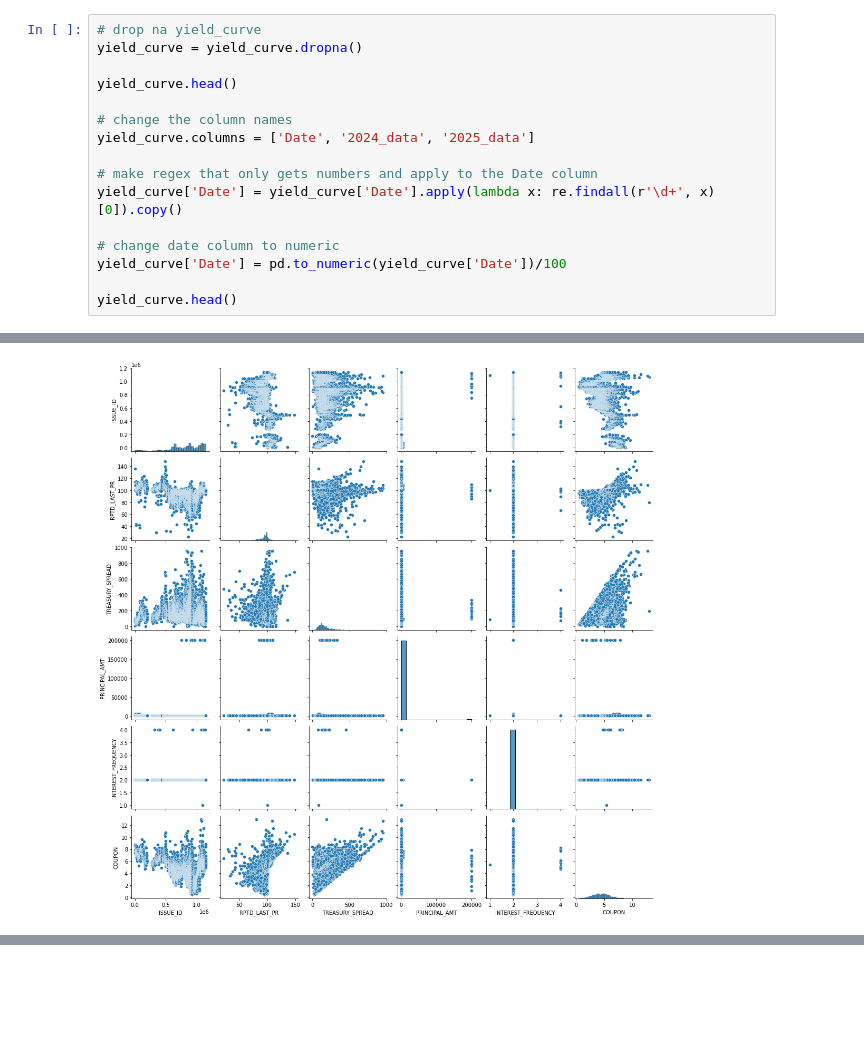
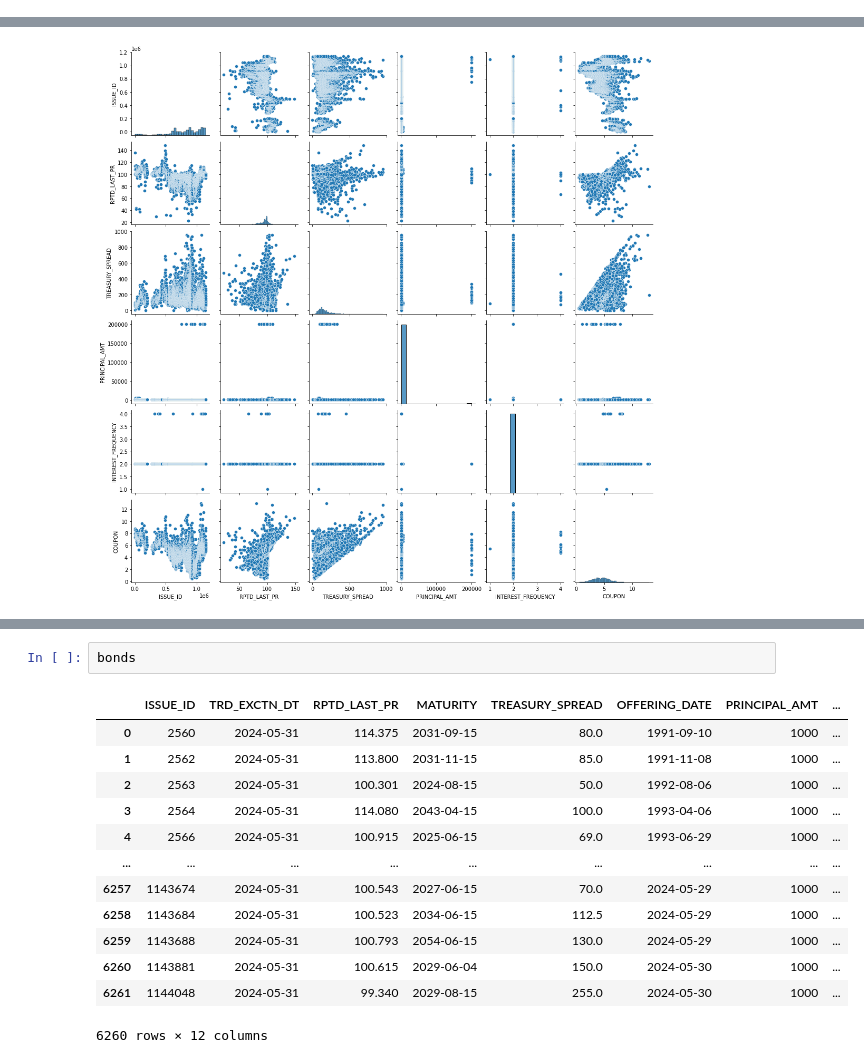
Before and after one commit to willseff/bond-pricing, a Jupyter notebook: bond_pricing.ipynb, the cells around one changed output, grey strips where cells are left out. Cells and saved outputs as stored; diff of their text form; blank space fills up the shorter version.

```diff
--- a/bond_pricing.ipynb
+++ b/bond_pricing.ipynb
@@ -26,16 +41,0 @@ bonds = bonds[~(bonds['PRINCIPAL_AMT'] == 1)].copy()
-# %%
-# drop na yield_curve
-yield_curve = yield_curve.dropna()
-
-yield_curve.head()
-
-# change the column names
-yield_curve.columns = ['Date', '2024_data', '2025_data']
-
-# make regex that only gets numbers and apply to the Date column
-yield_curve['Date'] = yield_curve['Date'].apply(lambda x: re.findall(r'\d+', x)[0]).copy()
-
-# change date column to numeric
-yield_curve['Date'] = pd.to_numeric(yield_curve['Date'])/100
-
-yield_curve.head()
@@ -152,0 +200,16 @@ plt.show()
+# %%
+bonds
+# %% [output]
+|  | ISSUE_ID | TRD_EXCTN_DT | RPTD_LAST_PR | MATURITY | TREASURY_SPREAD | OFFERING_DATE | PRINCIPAL_AMT | ... |
+| 0 | 2560 | 2024-05-31 | 114.375 | 2031-09-15 | 80.0 | 1991-09-10 | 1000 | ... |
+| 1 | 2562 | 2024-05-31 | 113.800 | 2031-11-15 | 85.0 | 1991-11-08 | 1000 | ... |
+| 2 | 2563 | 2024-05-31 | 100.301 | 2024-08-15 | 50.0 | 1992-08-06 | 1000 | ... |
+| 3 | 2564 | 2024-05-31 | 114.080 | 2043-04-15 | 100.0 | 1993-04-06 | 1000 | ... |
+| 4 | 2566 | 2024-05-31 | 100.915 | 2025-06-15 | 69.0 | 1993-06-29 | 1000 | ... |
+| ... | ... | ... | ... | ... | ... | ... | ... | ... |
+| 6257 | 1143674 | 2024-05-31 | 100.543 | 2027-06-15 | 70.0 | 2024-05-29 | 1000 | ... |
+| 6258 | 1143684 | 2024-05-31 | 100.523 | 2034-06-15 | 112.5 | 2024-05-29 | 1000 | ... |
+| 6259 | 1143688 | 2024-05-31 | 100.793 | 2054-06-15 | 130.0 | 2024-05-29 | 1000 | ... |
+| 6260 | 1143881 | 2024-05-31 | 100.615 | 2029-06-04 | 150.0 | 2024-05-30 | 1000 | ... |
+| 6261 | 1144048 | 2024-05-31 | 99.340 | 2029-08-15 | 255.0 | 2024-05-30 | 1000 | ... |
+6260 rows × 12 columns
```
Also changed, not shown: parts of 10 cells of this notebook.
